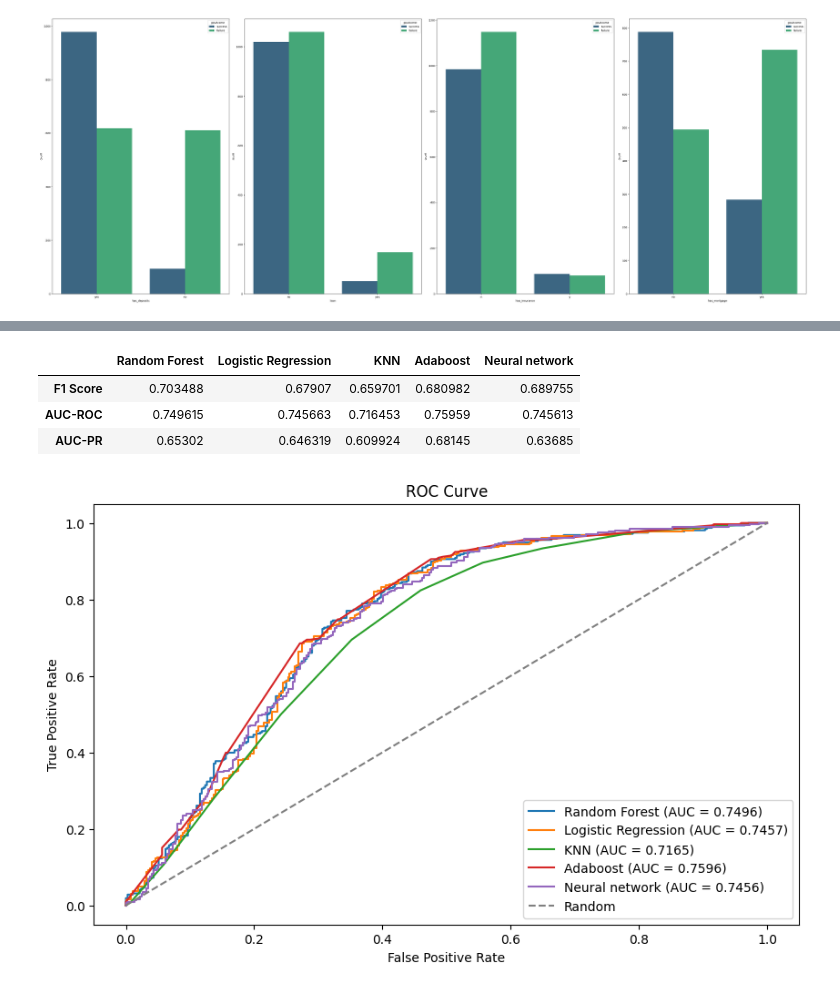
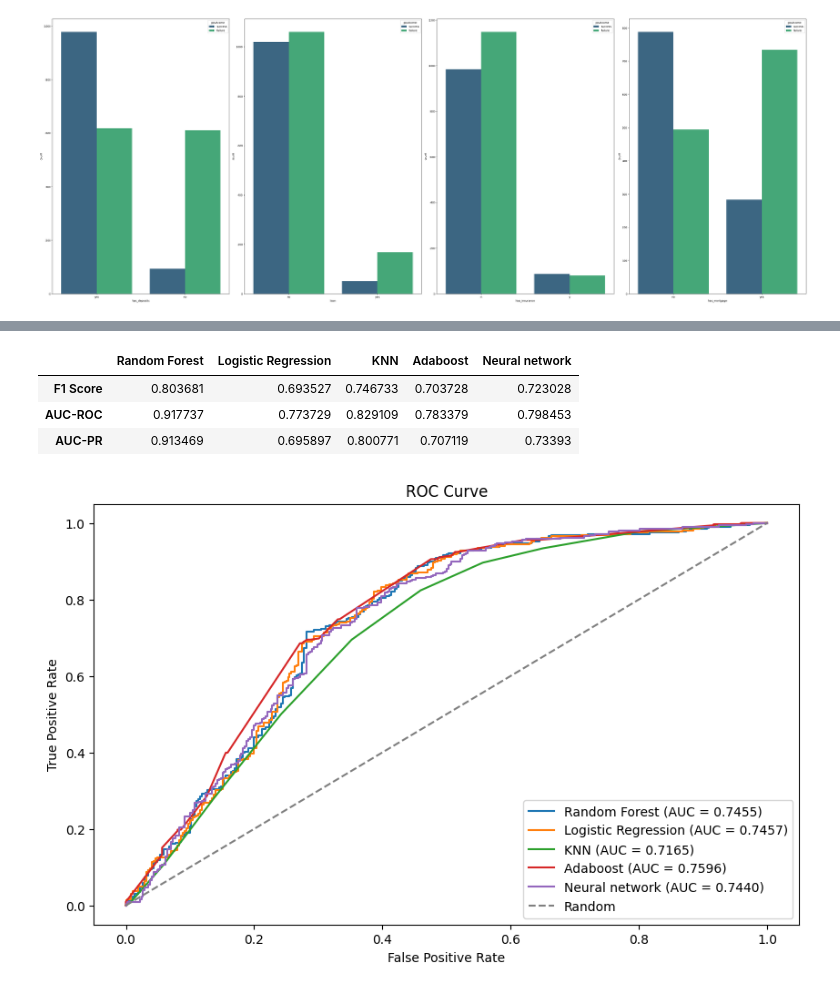
Before and after one commit to danielapinkasova/case_study, a Jupyter notebook: Master_notebook.ipynb, the cells around one changed output, grey strips where cells are left out. Drawn from its saved outputs; the diff is of its cells as text; code cells hidden in the pictures.

```diff
--- a/Master_notebook.ipynb
+++ b/Master_notebook.ipynb
@@ -353,8 +353,8 @@ rf_classifier = RandomForestClassifier()
 
 # Define the hyperparameter grid to search over
 param_grid = {
-    'n_estimators': [50, 100, 200],
-    'max_depth': [None, 10, 20],
+    'n_estimators': [20, 50, 100],
+    'max_depth': [None, 2, 4],
     'min_samples_split': [2, 5, 10],
     'min_samples_leaf': [1, 2, 4],
     'bootstrap': [True, False]
@@ -423,7 +436,7 @@ classifier_names = ['Random Forest', 'Logistic Regression', 'KNN', 'Adaboost']
 metrics = {'F1 Score': f1_score, 'AUC-ROC': roc_auc_score}
 
 # Collect results
-results = {}
+results_on_test = {}
 
 for classifier, name in zip(classifiers, classifier_names):
     # F1 Score
@@ -438,12 +451,16 @@ for classifier, name in zip(classifiers, classifier_names):
     precision, recall, _ = precision_recall_curve(y_test, y_scores)
     pr_auc = auc(recall, precision)
 
-    results[name] = {'F1 Score': f1, 'AUC-ROC': roc_auc, 'AUC-PR': pr_auc, 'y_scores': y_scores}
+    results_on_test[name] = {'F1 Score': f1, 'AUC-ROC': roc_auc, 'AUC-PR': pr_auc, 'y_scores': y_scores}
 
-results['Neural network'] = {'F1 Score': f1_nn, 'AUC-ROC': roc_auc_nn, 'AUC-PR': pr_auc_nn, 'y_scores': y_pred_nn}
+results_on_test['Neural network'] = {'F1 Score': f1_nn, 'AUC-ROC': roc_auc_nn, 'AUC-PR': pr_auc_nn, 'y_scores': y_pred_nn}
 
 # Print results
 for name, metrics_dict in results.items():
     print(f"\n{name} Metrics:")
     for metric, value in metrics_dict.items():
         print(f"{metric}: {value}")
+
+# printing metrics results
+results_on_test_metrics = pd.DataFrame(results_on_test).iloc[0:3,:]
+results_on_test_metrics
@@ -450,28 +489,47 @@ for name, metrics_dict in results.items():
-# %%
-# printing metrics results
-results_metrics = pd.DataFrame(results).iloc[0:3,:]
-results_metrics
-# --> we choose Adaboost based on highest AUC-ROC and AUC-PR
-# %% [output]
-|  | Random Forest | Logistic Regression | KNN | Adaboost | Neural network |
-| F1 Score | 0.703488 | 0.67907 | 0.659701 | 0.680982 | 0.689755 |
-| AUC-ROC | 0.749615 | 0.745663 | 0.716453 | 0.75959 | 0.745613 |
-| AUC-PR | 0.65302 | 0.646319 | 0.609924 | 0.68145 | 0.63685 |
+# %%
+# Collect results on train data
+results_on_train = {}
+
+for classifier, name in zip(classifiers, classifier_names):
+    # F1 Score
+    y_pred = classifier.predict(X_train_sc)
+    f1_train = f1_score(y_train, y_pred)
+
+    # AUC-ROC
+    y_scores_train = classifier.predict_proba(X_train_sc)[:, 1]
+    roc_auc_train = roc_auc_score(y_train, y_scores_train)
+
+    # AUC-PR
+    precision, recall, _ = precision_recall_curve(y_train, y_scores_train)
+    pr_auc_train = auc(recall, precision)
+
+    results_on_train[name] = {'F1 Score': f1_train, 'AUC-ROC': roc_auc_train, 'AUC-PR': pr_auc_train, 'y_scores': y_scores_train}
+
+results_on_train['Neural network'] = {'F1 Score': f1_nn_train, 'AUC-ROC': roc_auc_nn_train, 'AUC-PR': pr_auc_nn_train, 'y_scores': y_pred_nn_train}
+
+# printing metrics results
+results_on_train_metrics = pd.DataFrame(results_on_train).iloc[0:3,:]
+results_on_train_metrics
+# %% [output]
+|  | Random Forest | Logistic Regression | KNN | Adaboost | Neural network |
+| F1 Score | 0.803681 | 0.693527 | 0.746733 | 0.703728 | 0.723028 |
+| AUC-ROC | 0.917737 | 0.773729 | 0.829109 | 0.783379 | 0.798453 |
+| AUC-PR | 0.913469 | 0.695897 | 0.800771 | 0.707119 | 0.73393 |
 # %%
-# ROC Curve
+# ROC Curve on test
 classifiers = [best_rf_estimator, best_lr_estimator, best_knn_estimator, best_adaboost_estimator, nn]
 classifier_names = ['Random Forest', 'Logistic Regression', 'KNN', 'Adaboost', 'Neural network']
 
 plt.figure(figsize=(10, 6))
 for classifier, name in zip(classifiers, classifier_names):
-    fpr, tpr, _ = roc_curve(y_test, results[name]['y_scores'])
-    plt.plot(fpr, tpr, label=f"{name} (AUC = {results[name]['AUC-ROC']:.4f})")
+    fpr, tpr, _ = roc_curve(y_test, results_on_test[name]['y_scores'])
+    plt.plot(fpr, tpr, label=f"{name} (AUC = {results_on_test[name]['AUC-ROC']:.4f})")
 
 plt.plot([0, 1], [0, 1], '--', color='gray', label='Random')
 plt.title('ROC Curve')
 plt.xlabel('False Positive Rate')
 plt.ylabel('True Positive Rate')
 plt.legend()
 plt.show()
 # %% [output]
-[figure, old version]
+[figure, new version]
```
Also changed, not shown: parts of 9 cells of this notebook.
